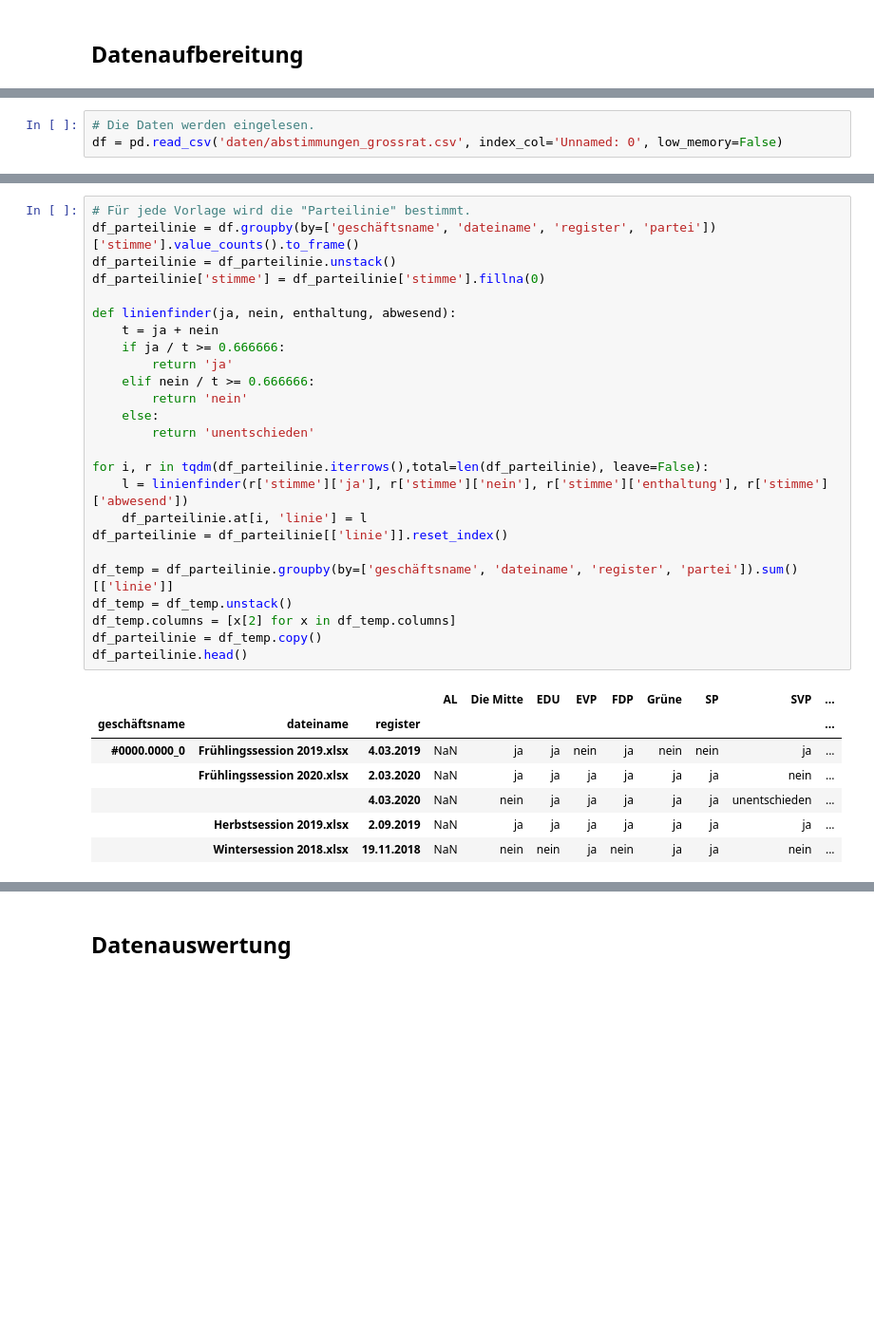
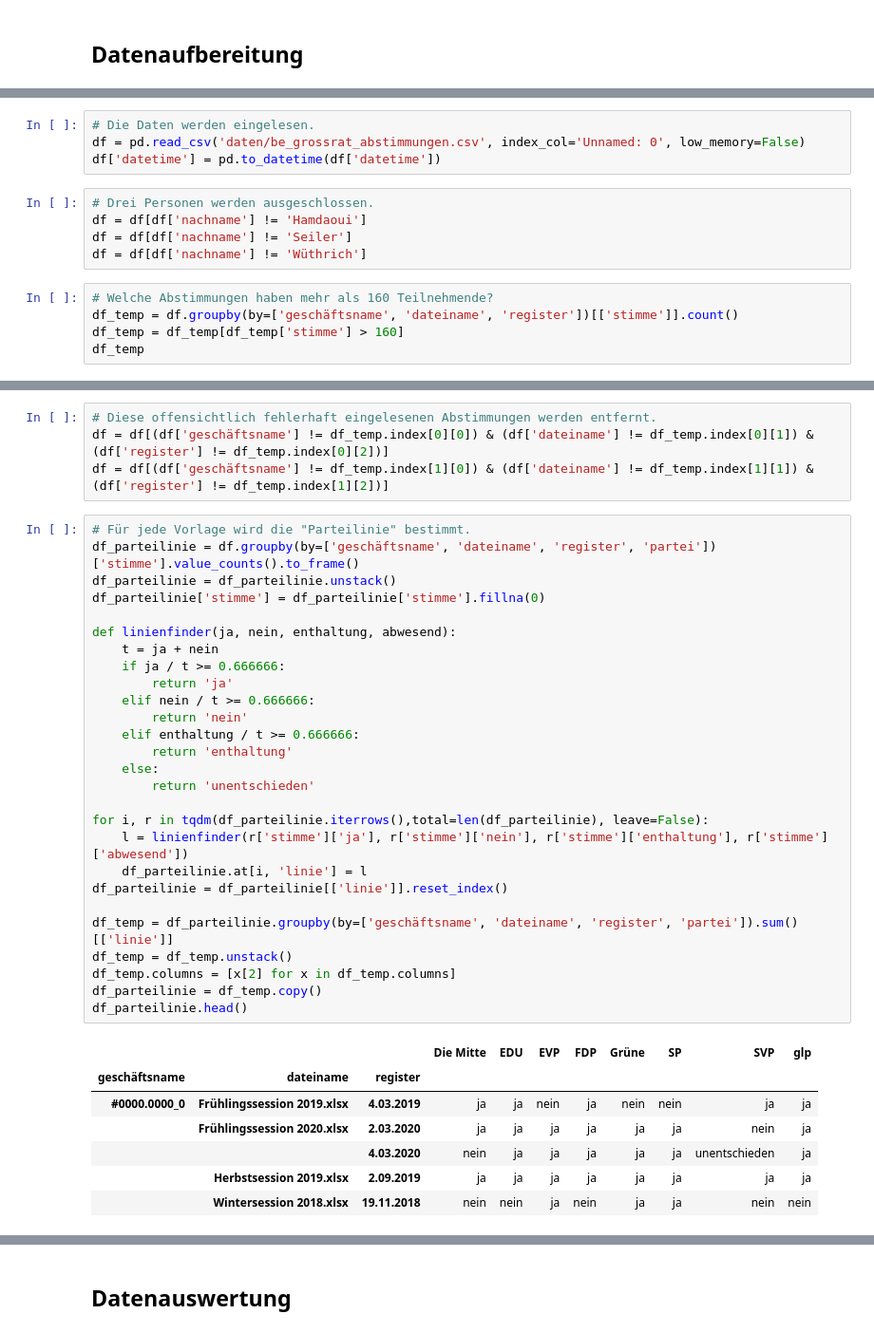
Before and after one commit to tamedia-ddj/2021_06_grossrat_bern, a Jupyter notebook: 3_auswertungen_grossrat.ipynb, the cells around one changed output, grey strips where cells are left out. Shown at 95% size. Cells and saved outputs as stored; diff of their text form; blank space fills up the shorter version.

```diff
--- a/3_auswertungen_grossrat.ipynb
+++ b/3_auswertungen_grossrat.ipynb
@@ -14,3 +18,14 @@ warnings.simplefilter('ignore')
 # %%
 # Die Daten werden eingelesen.
-df = pd.read_csv('daten/abstimmungen_grossrat.csv', index_col='Unnamed: 0', low_memory=False)
+df = pd.read_csv('daten/be_grossrat_abstimmungen.csv', index_col='Unnamed: 0', low_memory=False)
+df['datetime'] = pd.to_datetime(df['datetime'])
+# %%
+# Drei Personen werden ausgeschlossen.
+df = df[df['nachname'] != 'Hamdaoui']
+df = df[df['nachname'] != 'Seiler']
+df = df[df['nachname'] != 'Wüthrich']
+# %%
+# Welche Abstimmungen haben mehr als 160 Teilnehmende?
+df_temp = df.groupby(by=['geschäftsname', 'dateiname', 'register'])[['stimme']].count()
+df_temp = df_temp[df_temp['stimme'] > 160]
+df_temp
@@ -17,33 +37,39 @@ df = pd.read_csv('daten/abstimmungen_grossrat.csv', index_col='Unnamed: 0', low_
+# %%
+# Diese offensichtlich fehlerhaft eingelesenen Abstimmungen werden entfernt.
+df = df[(df['geschäftsname'] != df_temp.index[0][0]) & (df['dateiname'] != df_temp.index[0][1]) & (df['register'] != df_temp.index[0][2])]
+df = df[(df['geschäftsname'] != df_temp.index[1][0]) & (df['dateiname'] != df_temp.index[1][1]) & (df['register'] != df_temp.index[1][2])]
 # %%
 # Für jede Vorlage wird die "Parteilinie" bestimmt.
 df_parteilinie = df.groupby(by=['geschäftsname', 'dateiname', 'register', 'partei'])['stimme'].value_counts().to_frame()
 df_parteilinie = df_parteilinie.unstack()
 df_parteilinie['stimme'] = df_parteilinie['stimme'].fillna(0)
 
 def linienfinder(ja, nein, enthaltung, abwesend):
     t = ja + nein
     if ja / t >= 0.666666:
         return 'ja'
     elif nein / t >= 0.666666:
         return 'nein'
+    elif enthaltung / t >= 0.666666:
+        return 'enthaltung'
     else:
         return 'unentschieden'
 
 for i, r in tqdm(df_parteilinie.iterrows(),total=len(df_parteilinie), leave=False):
     l = linienfinder(r['stimme']['ja'], r['stimme']['nein'], r['stimme']['enthaltung'], r['stimme']['abwesend'])
     df_parteilinie.at[i, 'linie'] = l
 df_parteilinie = df_parteilinie[['linie']].reset_index()
 
 df_temp = df_parteilinie.groupby(by=['geschäftsname', 'dateiname', 'register', 'partei']).sum()[['linie']]
 df_temp = df_temp.unstack()
 df_temp.columns = [x[2] for x in df_temp.columns]
 df_parteilinie = df_temp.copy()
 df_parteilinie.head()
 # %% [output]
-|  |  |  | AL | Die Mitte | EDU | EVP | FDP | Grüne | SP | SVP | ... |
-| geschäftsname | dateiname | register |  |  |  |  |  |  |  |  | ... |
-| #0000.0000_0 | Frühlingssession 2019.xlsx | 4.03.2019 | NaN | ja | ja | nein | ja | nein | nein | ja | ... |
-|  | Frühlingssession 2020.xlsx | 2.03.2020 | NaN | ja | ja | ja | ja | ja | ja | nein | ... |
-|  |  | 4.03.2020 | NaN | nein | ja | ja | ja | ja | ja | unentschieden | ... |
-|  | Herbstsession 2019.xlsx | 2.09.2019 | NaN | ja | ja | ja | ja | ja | ja | ja | ... |
-|  | Wintersession 2018.xlsx | 19.11.2018 | NaN | nein | nein | ja | nein | ja | ja | nein | ... |
+|  |  |  | Die Mitte | EDU | EVP | FDP | Grüne | SP | SVP | glp |
+| geschäftsname | dateiname | register |  |  |  |  |  |  |  |  |
+| #0000.0000_0 | Frühlingssession 2019.xlsx | 4.03.2019 | ja | ja | nein | ja | nein | nein | ja | ja |
+|  | Frühlingssession 2020.xlsx | 2.03.2020 | ja | ja | ja | ja | ja | ja | nein | ja |
+|  |  | 4.03.2020 | nein | ja | ja | ja | ja | ja | unentschieden | ja |
+|  | Herbstsession 2019.xlsx | 2.09.2019 | ja | ja | ja | ja | ja | ja | ja | ja |
+|  | Wintersession 2018.xlsx | 19.11.2018 | nein | nein | ja | nein | ja | ja | nein | nein |
```
Also changed, not shown: parts of 71 cells of this notebook, 2 other files.
